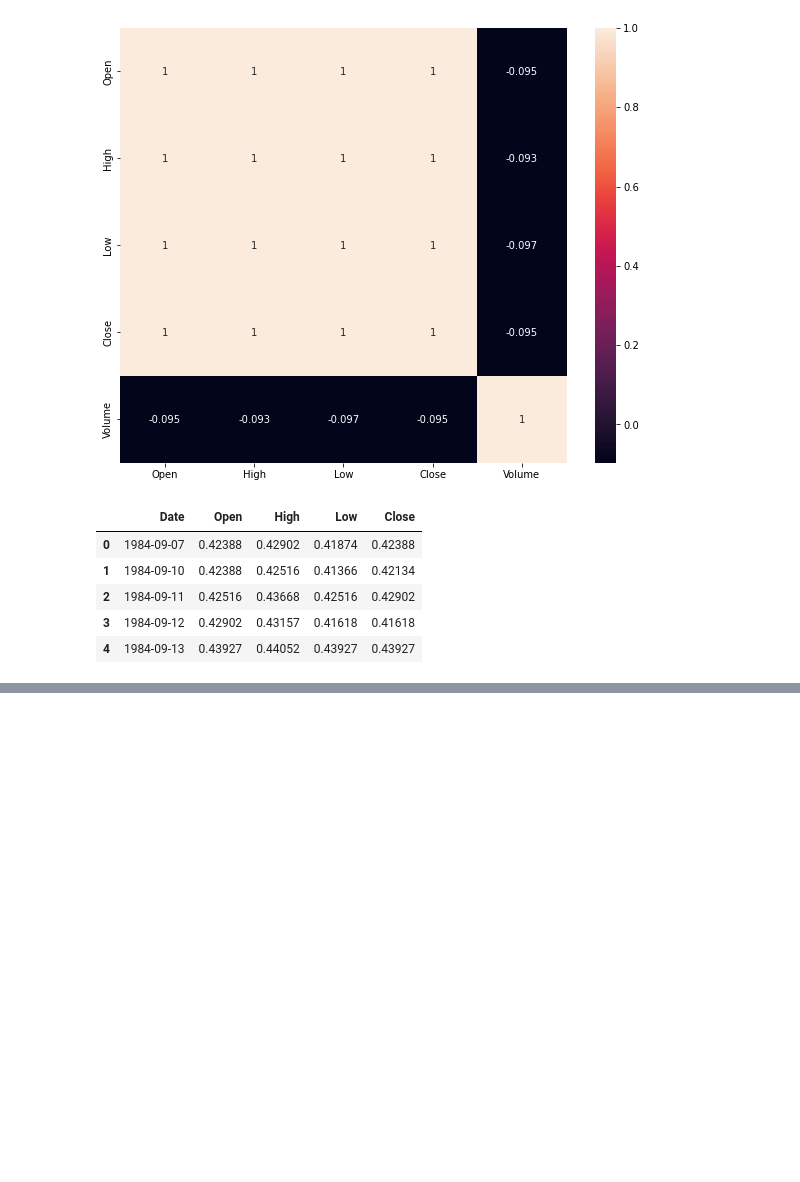
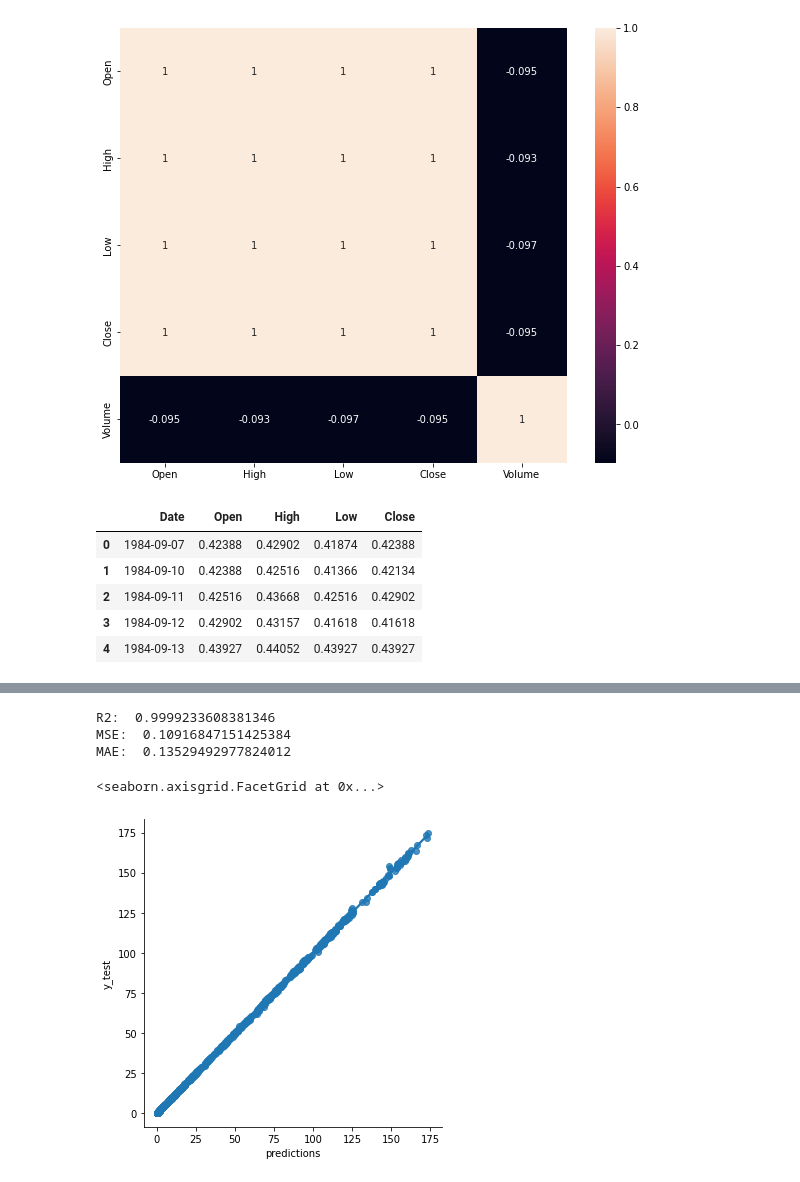
Before and after one commit to Artem123456789/apple_stock_prices_prediction, a Jupyter notebook: main.ipynb, the cells around one changed output, grey strips where cells are left out. Drawn from its saved outputs; the diff is of its cells as text; code cells hidden in the pictures; blank space fills up the shorter version.

```diff
--- a/main.ipynb
+++ b/main.ipynb
@@ -217,0 +198,13 @@ Fitting 3 folds for each of 240 candidates, totalling 720 fits
+# %%
+predictions = model.predict(x_test)
+# %%
+show_metrics(predictions)
+# %% [output]
+R2:  0.9999233608381346
+MSE:  0.10916847151425384
+MAE:  0.13529492977824012
+# %%
+sns.lmplot(data=pd.DataFrame({"y_test": y_test, "predictions": predictions}), x="predictions", y="y_test")
+# %% [output]
+<seaborn.axisgrid.FacetGrid at 0x...>
+[figure, added]
```
Also changed, not shown: parts of 6 cells of this notebook, 1 other file.
